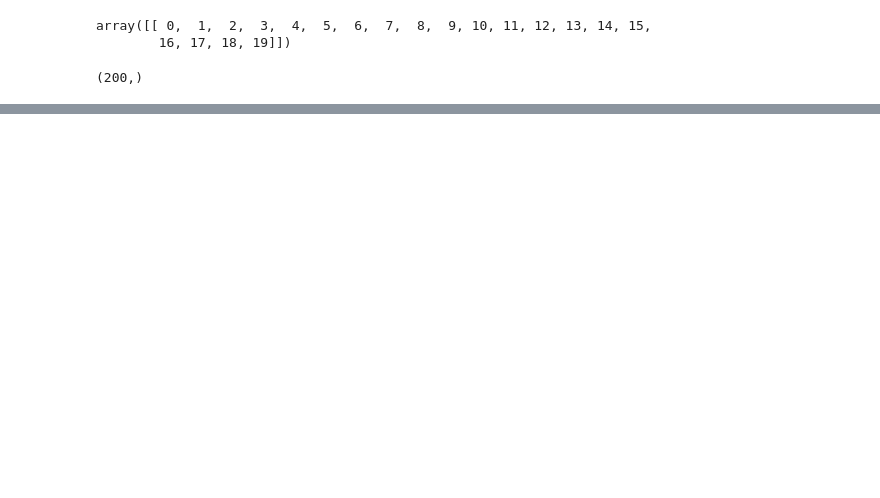
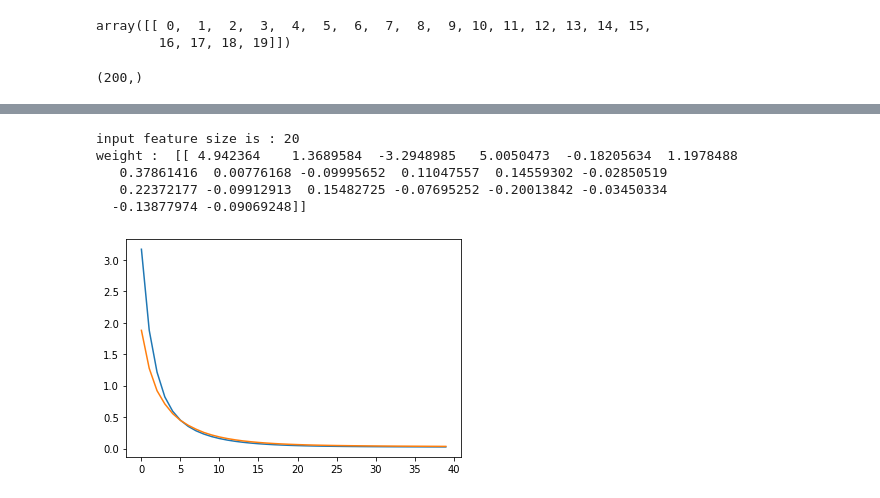
Before and after one commit to fanbyprinciple/d2l-fanbyprinciple, a Jupyter notebook: ch4_multilayer_perceptron/ch4.4 Polynomial Regression.ipynb, the cells around one changed output, grey strips where cells are left out. Drawn from its saved outputs; the diff is of its cells as text; code cells hidden in the pictures; blank space fills up the shorter version.

```diff
--- a/ch4_multilayer_perceptron/ch4.4 Polynomial Regression.ipynb
+++ b/ch4_multilayer_perceptron/ch4.4 Polynomial Regression.ipynb
@@ -177,0 +183,11 @@ RuntimeError: 1D target tensor expected, multi-target not supported
+# %%
+# trying to overfit
+
+train(poly_features[:n_train, :],labels[:n_train], poly_features[n_train:,:], labels[n_train:])
+# %% [output]
+input feature size is : 20
+weight :  [[ 4.942364    1.3689584  -3.2948985   5.0050473  -0.18205634  1.1978488
+   0.37861416  0.00776168 -0.09995652  0.11047557  0.14559302 -0.02850519
+   0.22372177 -0.09912913  0.15482725 -0.07695252 -0.20013842 -0.03450334
+  -0.13877974 -0.09069248]]
+[figure, added]
```
Also changed, not shown: parts of 18 cells of this notebook, 6 other files.
